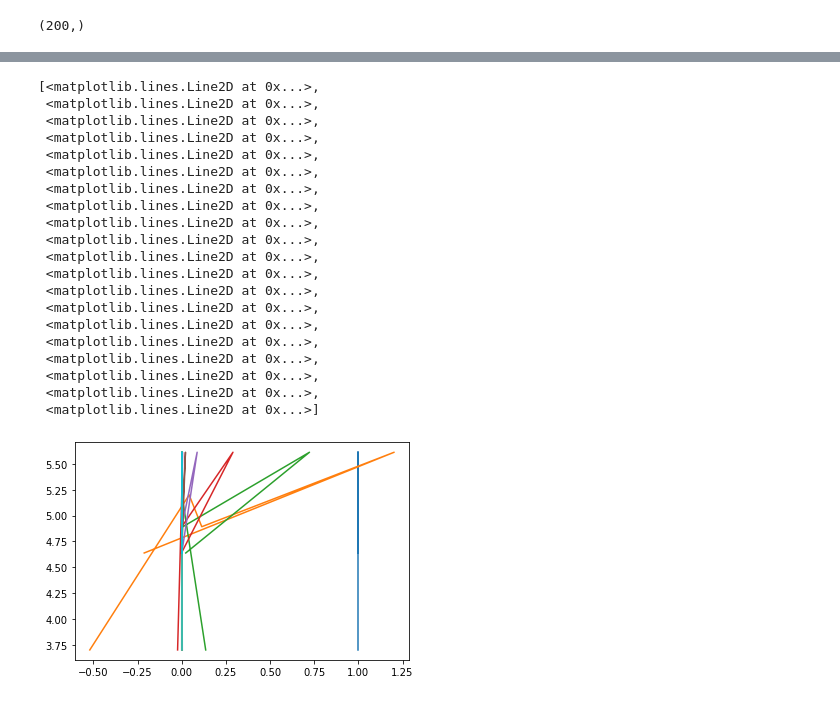
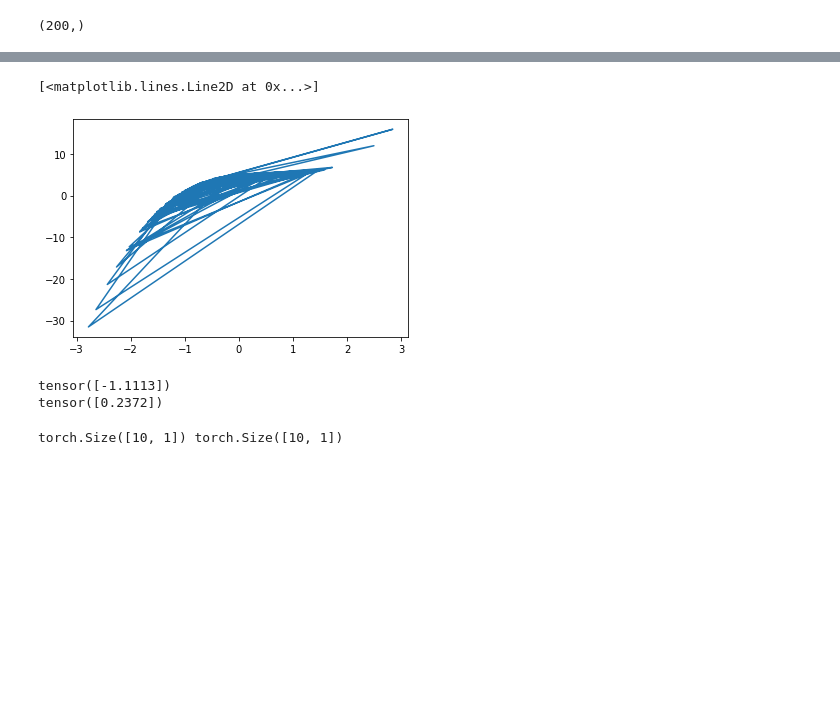
Before and after one commit to fanbyprinciple/d2l-fanbyprinciple, a Jupyter notebook: ch4_multilayer_perceptron/ch4.4 Polynomial Regression.ipynb, the cells around one changed output, grey strips where cells are left out. Cells and saved outputs as stored; diff of their text form; code cells hidden in the pictures; blank space fills up the shorter version.

```diff
--- a/ch4_multilayer_perceptron/ch4.4 Polynomial Regression.ipynb
+++ b/ch4_multilayer_perceptron/ch4.4 Polynomial Regression.ipynb
@@ -57,29 +57,12 @@ features[:2], poly_features[:2,:], labels[:2]
 # %%
 import  matplotlib.pyplot as plt
 
-plt.plot(poly_features[:5], labels[:5])
+plt.plot(features, labels)
+
+# complex polynomial
 # %% [output]
-[<matplotlib.lines.Line2D at 0x...>,
- <matplotlib.lines.Line2D at 0x...>,
- <matplotlib.lines.Line2D at 0x...>,
- <matplotlib.lines.Line2D at 0x...>,
- <matplotlib.lines.Line2D at 0x...>,
- <matplotlib.lines.Line2D at 0x...>,
- <matplotlib.lines.Line2D at 0x...>,
- <matplotlib.lines.Line2D at 0x...>,
- <matplotlib.lines.Line2D at 0x...>,
- <matplotlib.lines.Line2D at 0x...>,
- <matplotlib.lines.Line2D at 0x...>,
- <matplotlib.lines.Line2D at 0x...>,
- <matplotlib.lines.Line2D at 0x...>,
- <matplotlib.lines.Line2D at 0x...>,
- <matplotlib.lines.Line2D at 0x...>,
- <matplotlib.lines.Line2D at 0x...>,
- <matplotlib.lines.Line2D at 0x...>,
- <matplotlib.lines.Line2D at 0x...>,
- <matplotlib.lines.Line2D at 0x...>,
- <matplotlib.lines.Line2D at 0x...>]
+[<matplotlib.lines.Line2D at 0x...>]
-[figure, old version]
+[figure, new version]
 # %%
 def evaluate_loss(net, data_iter, loss):
     total_loss = 0
@@ -92,3 +75,24 @@ def evaluate_loss(net, data_iter, loss):
         total_len += l.numel()
 
     return total_loss/total_len
+# %%
+class simpleDataset:
+    def __init__(self, features, labels):
+        self.features = features
+        self.labels = labels
+
+    def __len__(self):
+        return len(self.labels)
+
+    def __getitem__(self, index):
+        return self.features[index], self.labels[index]
+
+train_dataset = simpleDataset(features[:n_train], labels[:n_train].reshape(-1,1))
+
+X, y = train_dataset[0]
+
+print(X)
+print(y)
+# %% [output]
+tensor([-1.1113])
+tensor([0.2372])
@@ -94,0 +102,8 @@ def evaluate_loss(net, data_iter, loss):
+# %%
+sample_iter = create_iter(features[:n_train], labels[:n_train].reshape(-1,1), 10)
+
+for X,y in sample_iter:
+    print(X.shape, y.shape)
+    break
+# %% [output]
+torch.Size([10, 1]) torch.Size([10, 1])
```
Also changed, not shown: parts of 5 cells of this notebook, 1 other file.
